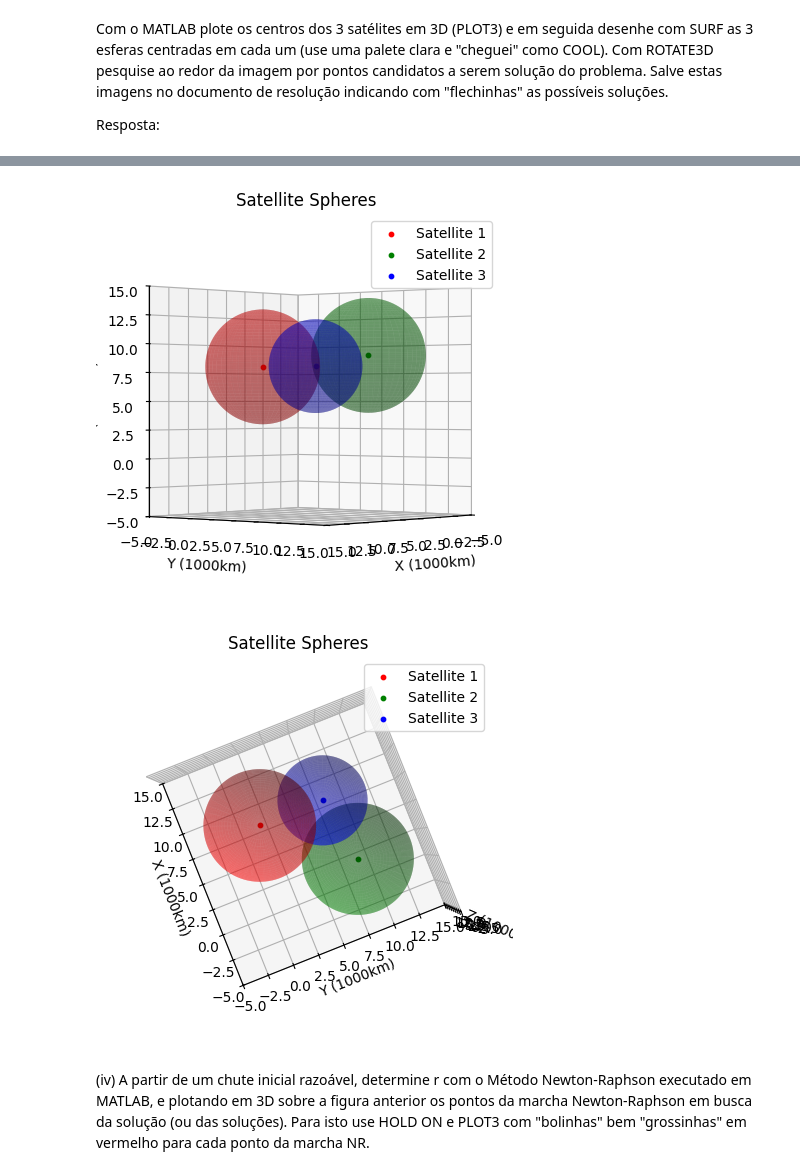
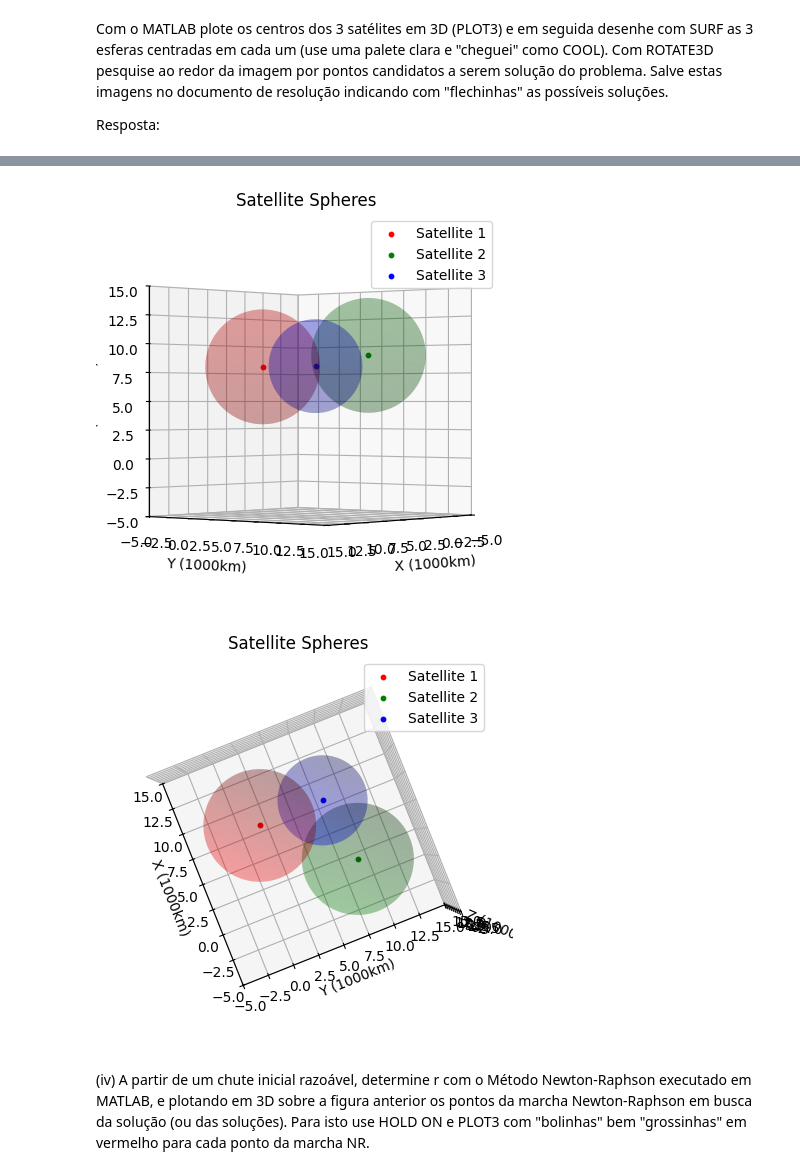
Before and after one commit to davibelo/EQE703_trabalho_1, a Jupyter notebook: res_questao_2.ipynb, the cells around one changed output, grey strips where cells are left out. Drawn from its saved outputs; the diff is of its cells as text; code cells hidden in the pictures.

```diff
--- a/res_questao_2.ipynb
+++ b/res_questao_2.ipynb
@@ -120,21 +120,17 @@ import matplotlib.pyplot as plt
 from mpl_toolkits.mplot3d import Axes3D
 import scipy
 # %%
-def plot_satellites_and_spheres(r1, r2, r3, R1, R2, R3, elev=10, azim=40):
-
+# Function to plot satellites and spheres
+def plot_satellites_and_spheres(ax, r1, r2, r3, R1, R2, R3, elev=10, azim=40):
     # Plot grid
-    phi, theta = np.mgrid[0.0:2.0 * np.pi:100j, 0.0:np.pi:50j]
+    phi, theta = np.mgrid[0.0:2.0*np.pi:100j, 0.0:np.pi:50j]
 
     # Function to plot sphere
-    def plot_sphere(ax, center, radius, color):
+    def plot_sphere(center, radius, color):
         x = center[0] + radius * np.sin(theta) * np.cos(phi)
         y = center[1] + radius * np.sin(theta) * np.sin(phi)
         z = center[2] + radius * np.cos(theta)
-        ax.plot_surface(x, y, z, color=color, alpha=0.35)
-
-    # Figure creation
-    fig = plt.figure(figsize=(5, 5))
-    ax = fig.add_subplot(111, projection='3d')
+        ax.plot_surface(x, y, z, color=color, alpha=0.2)
 
     # Plot satellites centers
     ax.scatter(r1[0], r1[1], r1[2], color='r', s=10, label='Satellite 1')
@@ -142,9 +138,9 @@ def plot_satellites_and_spheres(r1, r2, r3, R1, R2, R3, elev=10, azim=40):
     ax.scatter(r3[0], r3[1], r3[2], color='b', s=10, label='Satellite 3')
 
     # Plot spheres
-    plot_sphere(ax, r1, R1, 'r')
-    plot_sphere(ax, r2, R2, 'g')
-    plot_sphere(ax, r3, R3, 'b')
+    plot_sphere(r1, R1, 'r')
+    plot_sphere(r2, R2, 'g')
+    plot_sphere(r3, R3, 'b')
 
     # Plot configuration
     ax.set_xlabel('X (1000km)')
@@ -158,10 +154,7 @@ def plot_satellites_and_spheres(r1, r2, r3, R1, R2, R3, elev=10, azim=40):
     ax.set_xlim([-5, 15])
     ax.set_ylim([-5, 15])
     ax.set_zlim([-5, 15])
-    ax.view_init(elev=elev,
-                 azim=azim)  # Adjust azimuth to move plot left/right
-
-    plt.show()
+    ax.view_init(elev=elev, azim=azim)  # Adjust azimuth to move plot left/right
 # %%
 # Satellites centers
 X1, Y1, Z1 = 8, 2, 8
@@ -181,11 +177,17 @@ plot_satellites_and_spheres(r1, r2, r3, R1, R2, R3, elev=10, azim=40)
 # %%
-plot_satellites_and_spheres(r1, r2, r3, R1, R2, R3, elev=0, azim=40)
+# Figure creation
+fig = plt.figure(figsize=(5, 5))
+ax = fig.add_subplot(111, projection='3d')
+plot_satellites_and_spheres(ax, r1, r2, r3, R1, R2, R3, elev=0, azim=40)
 # %% [output]
-[figure, old version]
+[figure, new version]
 # %%
-plot_satellites_and_spheres(r1, r2, r3, R1, R2, R3, elev=-90, azim=20)
+# Figure creation
+fig = plt.figure(figsize=(5, 5))
+ax = fig.add_subplot(111, projection='3d')
+plot_satellites_and_spheres(ax, r1, r2, r3, R1, R2, R3, elev=-90, azim=20)
 # %% [output]
-[figure, old version]
+[figure, new version]
 # %% [markdown]
 (iv) A partir de um chute inicial razoável, determine r com o Método Newton-Raphson executado em MATLAB, e plotando em 3D sobre a figura anterior os pontos da marcha Newton-Raphson em busca da solução (ou das soluções). Para isto use HOLD ON e PLOT3 com "bolinhas" bem "grossinhas" em vermelho para cada ponto da marcha NR.
 # %% [markdown]
```
Also changed, not shown: parts of 6 cells of this notebook.
